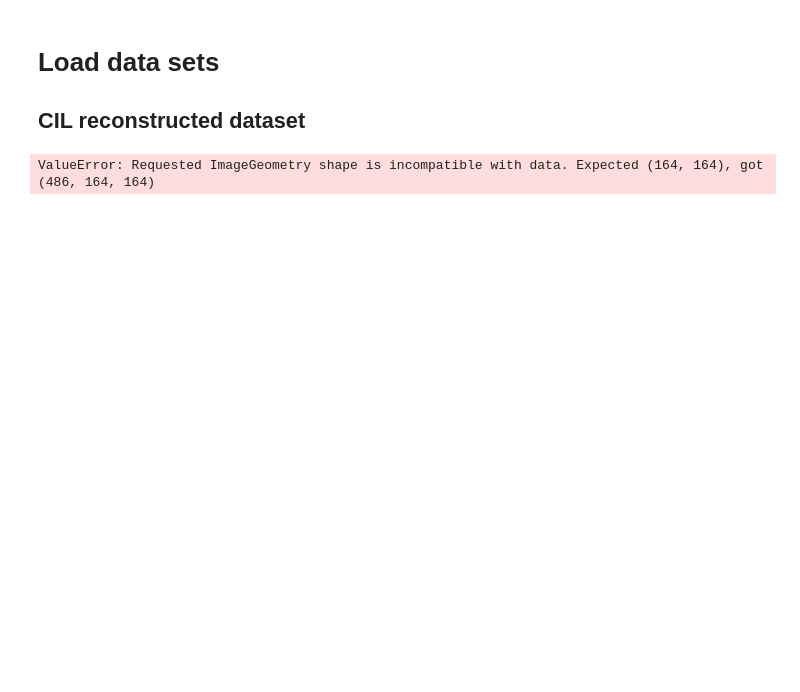
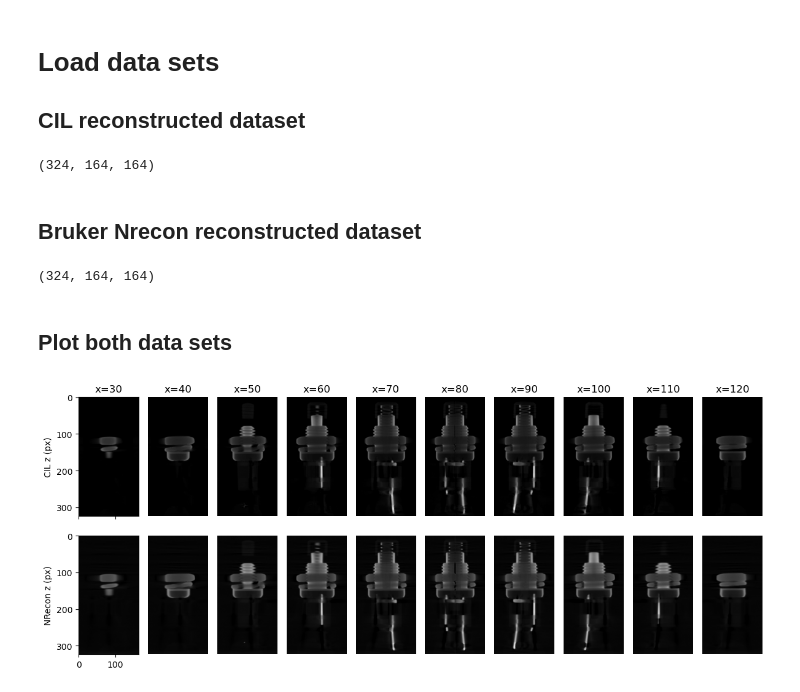
Before and after one commit to tleissner/cil-import-bruker, a Jupyter notebook: compare_Nrecon-CIL.ipynb, the cells around one changed output. Saved outputs shown, nothing was run; the diff lists cells and outputs as text; code cells hidden in the pictures; blank space fills up the shorter version.

```diff
--- a/compare_Nrecon-CIL.ipynb
+++ b/compare_Nrecon-CIL.ipynb
@@ -51,4 +51,20 @@ This notebook compares the reconstruction results obtained with CIL using the sh
 
 ## CIL reconstructed dataset
 # %%
-reader = TIFFStackReader(file_name = './samples/01-switch-small/001_Rec/001__idx_0000.tiff')
+# 001_Rec_NRecon.zip
+
+datadir = './samples/01-switch-small' # Path to the dataset
+dataset_prefix = '001_'
+subfolder = dataset_prefix+'Rec'
+filelist = bc.get_filelist(os.path.join(datadir,subfolder),'001__idx_',num_digits=4,extension='tiff')
+reader = TIFFStackReader(file_name=filelist)
+recon_cil = reader.read()
+recon_cil = recon_cil[77:-85,:,:]
+print(recon_cil.shape)
+
+# Min-Max scaling
+background_val = np.min(recon_cil[:8, 0,0])
+max_val = np.max(recon_cil)
+recon_cil = (recon_cil - background_val) / (max_val- background_val)
+# %% [output]
+(324, 164, 164)
@@ -58,4 +71,46 @@ ig = ImageGeometry(voxel_num_x=164, voxel_num_y=164, voxel_num_z=486, voxel_size
+# %% [markdown]
+## Bruker Nrecon reconstructed dataset
 # %%
-cil_recon = reader.read_as_ImageData(ig)
+# 001_Rec_CIL.zip
+
+datadir = './samples/01-switch-small' # Path to the dataset
+dataset_prefix = '001_'
+subfolder = dataset_prefix+'Rec_NRecon'
+filelist = bc.get_filelist(os.path.join(datadir,subfolder),'001_Rec_',num_digits=4,extension='tif')
+reader = TIFFStackReader(file_name=filelist)
+recon_nrecon = reader.read()
+print(recon_nrecon.shape)
+recon_nrecon=np.flip(recon_nrecon,axis=0)
+recon_nrecon=np.flip(recon_nrecon,axis=1)
+
+# Min-Max scaling
+min_val = np.min(recon_nrecon)
+max_val = np.max(recon_nrecon)
+recon_nrecon = (recon_nrecon - min_val) / (max_val - min_val)
 # %% [output]
-ValueError: Requested ImageGeometry shape is incompatible with data. Expected (164, 164), got (486, 164, 164)
+(324, 164, 164)
+# %% [markdown]
+## Plot both data sets
+# %%
+cmap='grey'
+rows, cols = 2,10
+fig, axes = plt.subplots(rows, cols, figsize=(12, 5), layout='tight', sharey=True, sharex=True)
+for row in range(rows):
+    for col in range(cols):
+        slice=30+col*10
+        axes[0,col].imshow(recon_cil[:,:,slice],cmap=cmap, vmin=0, vmax=1)
+        axes[0,col].set_title(f'x={slice}')
+
+        if col==0:
+            axes[0,col].set_ylabel('CIL z (px)')
+            axes[1,col].set_ylabel('NRecon z (px)')
+            #axes[0,col].set_xlabel('y (px)')
+        else:
+            axes[0,col].axis('off')
+            axes[1,col].axis('off')
+
+        axes[1,col].imshow(recon_nrecon[:,:,slice],cmap=cmap, vmin=0, vmax=1)
+
+fig.show();
+# %% [output]
+[figure, added]
```
Also changed, not shown: parts of 8 cells of this notebook, 8 other files.
